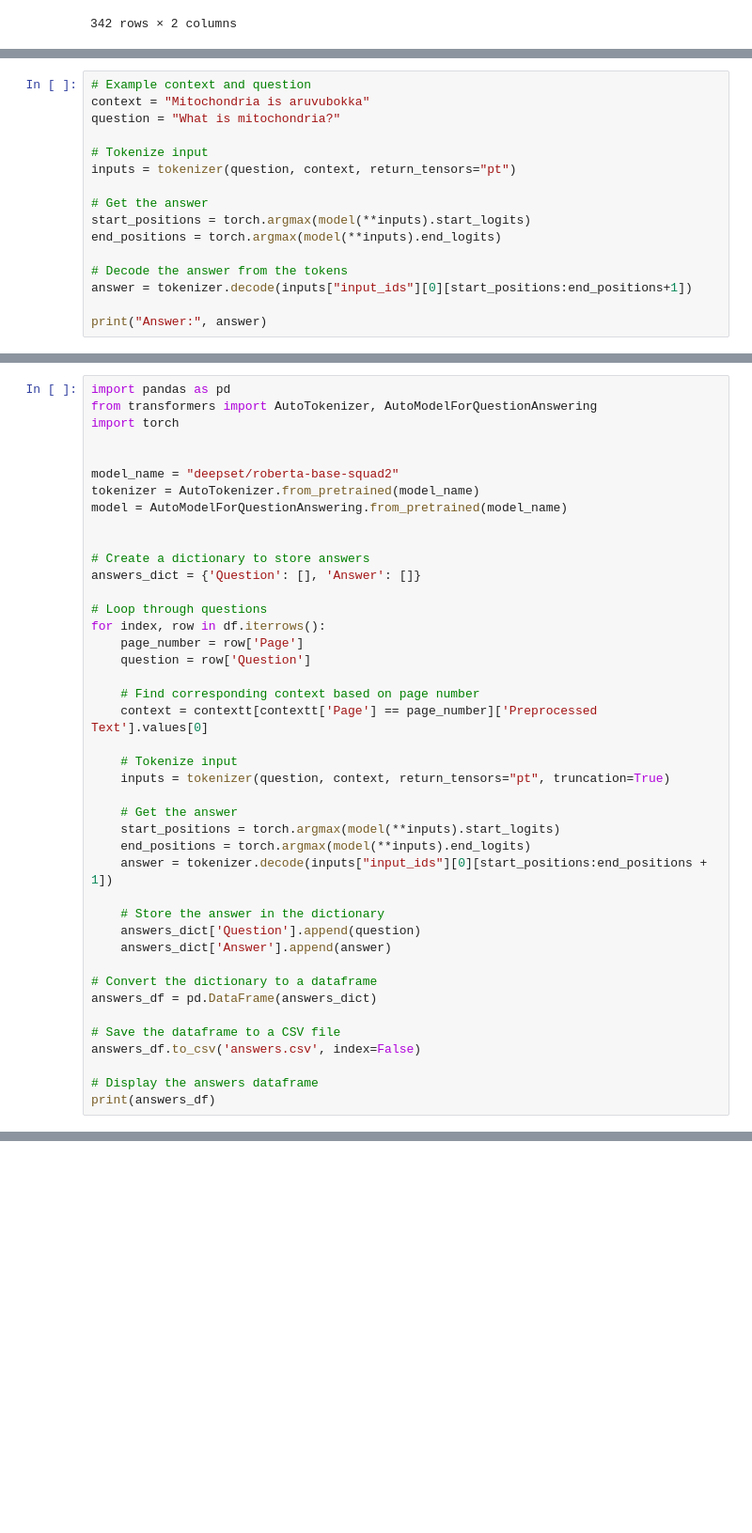
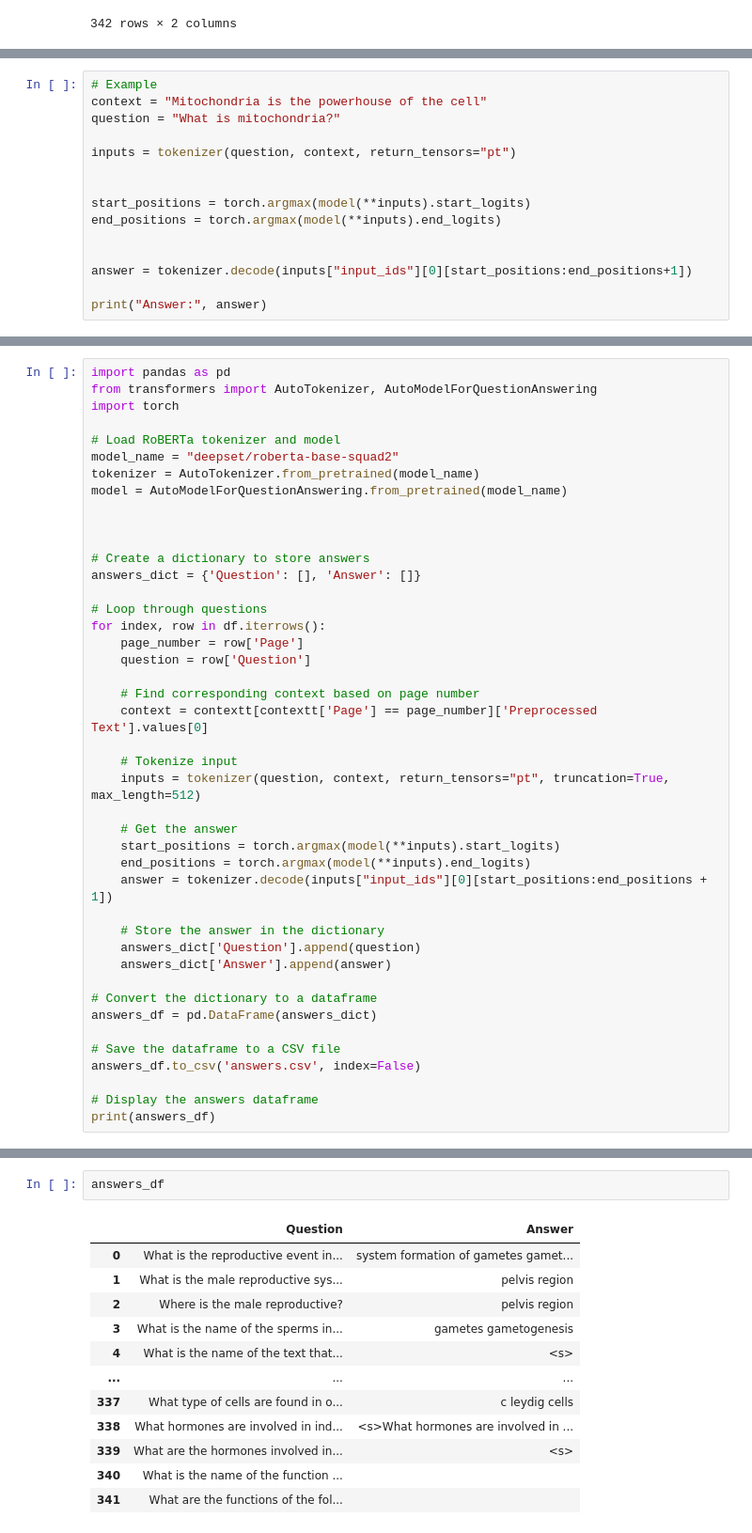
Before and after one commit to Dheeerazzz/Flash-Card-Generator, a Jupyter notebook: para.ipynb, the cells around one changed output, grey strips where cells are left out. Shown: that part at 94% size. Drawn from its saved outputs; the diff is of its cells as text; blank space fills up the shorter version.

```diff
--- a/para.ipynb
+++ b/para.ipynb
@@ -726,18 +444,17 @@ from transformers import AutoTokenizer, AutoModelForQuestionAnswering
 tokenizer = AutoTokenizer.from_pretrained("deepset/roberta-base-squad2")
 model = AutoModelForQuestionAnswering.from_pretrained("deepset/roberta-base-squad2")
 # %%
-# Example context and question
-context = "Mitochondria is aruvubokka"
+# Example
+context = "Mitochondria is the powerhouse of the cell"
 question = "What is mitochondria?"
 
-# Tokenize input
 inputs = tokenizer(question, context, return_tensors="pt")
 
-# Get the answer
+
 start_positions = torch.argmax(model(**inputs).start_logits)
 end_positions = torch.argmax(model(**inputs).end_logits)
 
-# Decode the answer from the tokens
+
 answer = tokenizer.decode(inputs["input_ids"][0][start_positions:end_positions+1])
 
 print("Answer:", answer)
@@ -748,10 +467,11 @@ import pandas as pd
 from transformers import AutoTokenizer, AutoModelForQuestionAnswering
 import torch
 
-
+# Load RoBERTa tokenizer and model
 model_name = "deepset/roberta-base-squad2"
 tokenizer = AutoTokenizer.from_pretrained(model_name)
 model = AutoModelForQuestionAnswering.from_pretrained(model_name)
+
 
 
 # Create a dictionary to store answers
@@ -766,7 +486,7 @@ for index, row in df.iterrows():
     context = contextt[contextt['Page'] == page_number]['Preprocessed Text'].values[0]
 
     # Tokenize input
-    inputs = tokenizer(question, context, return_tensors="pt", truncation=True)
+    inputs = tokenizer(question, context, return_tensors="pt", truncation=True, max_length=512)
 
     # Get the answer
     start_positions = torch.argmax(model(**inputs).start_logits)
@@ -787,0 +526,15 @@ print(answers_df)
+# %%
+answers_df
+# %% [output]
+|  | Question | Answer |
+| 0 | What is the reproductive event in... | system formation of gametes gamet... |
+| 1 | What is the male reproductive sys... | pelvis region |
+| 2 | Where is the male reproductive? | pelvis region |
+| 3 | What is the name of the sperms in... | gametes gametogenesis |
+| 4 | What is the name of the text that... | <s> |
+| ... | ... | ... |
+| 337 | What type of cells are found in o... | c leydig cells |
+| 338 | What hormones are involved in ind... | <s>What hormones are involved in ... |
+| 339 | What are the hormones involved in... | <s> |
+| 340 | What is the name of the function ... |  |
+| 341 | What are the functions of the fol... |  |
```
Also changed, not shown: parts of 7 cells of this notebook, 1 other file.
